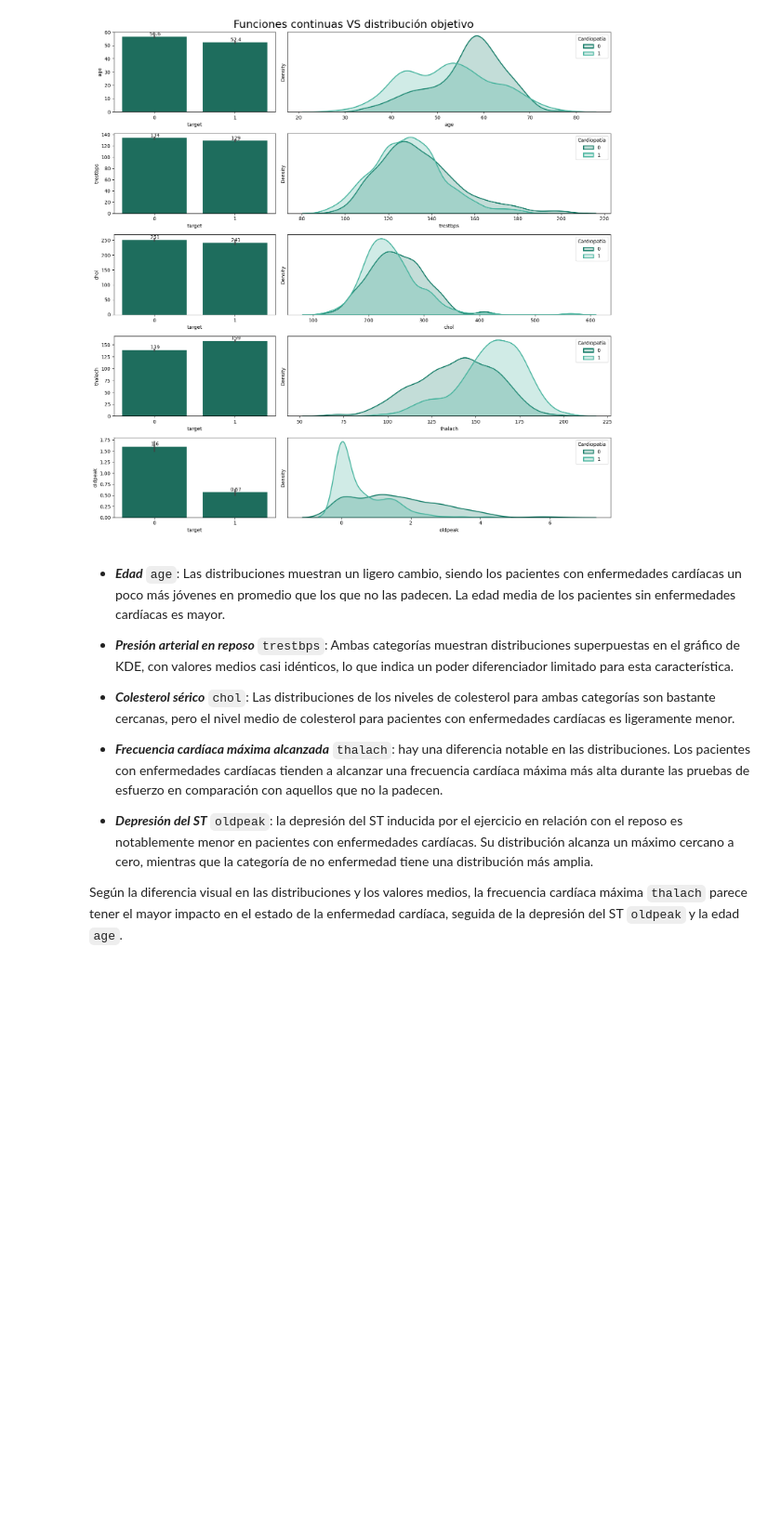
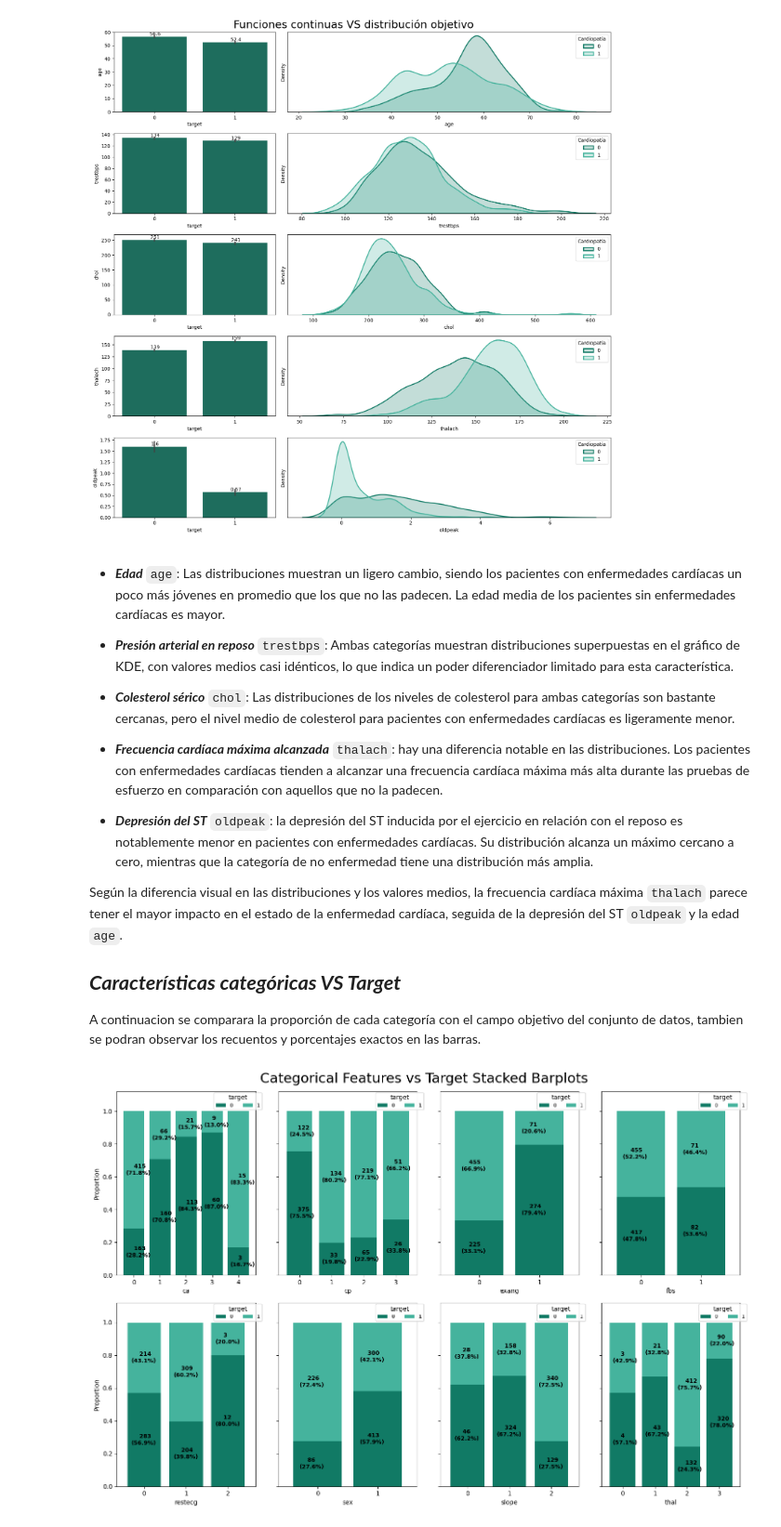
Before and after one commit to GabrielCastro1221/PrimeraPreEntregaDataScienceII-GabrielCastroRamirez, a Jupyter notebook: cardiopatia.ipynb, the cells around one changed output. Shown at 93% size. Saved outputs shown, nothing was run; the diff lists cells and outputs as text; code cells hidden in the pictures; blank space fills up the shorter version.

```diff
--- a/cardiopatia.ipynb
+++ b/cardiopatia.ipynb
@@ -347,3 +347,45 @@ plt.show()
 + _***Depresión del ST***_ `oldpeak`: la depresión del ST inducida por el ejercicio en relación con el reposo es notablemente menor en pacientes con enfermedades cardíacas. Su distribución alcanza un máximo cercano a cero, mientras que la categoría de no enfermedad tiene una distribución más amplia.
 
 Según la diferencia visual en las distribuciones y los valores medios, la frecuencia cardíaca máxima `thalach` parece tener el mayor impacto en el estado de la enfermedad cardíaca, seguida de la depresión del ST `oldpeak` y la edad `age`.
+
+##  _***Características categóricas VS Target***_
+
+A continuacion se comparara la proporción de cada categoría con el campo objetivo del conjunto de datos, tambien se podran observar los recuentos y porcentajes exactos en las barras.
+# %%
+categorical_features = [feature for feature in categorical_features if feature != 'target']
+# %%
+fig, ax = plt.subplots(nrows=2, ncols=4, figsize=(15,10))
+
+for i,col in enumerate(categorical_features):
+
+    # Create a cross tabulation showing the proportion of purchased and non-purchased loans for each category of the feature
+    cross_tab = pd.crosstab(index=df[col], columns=df['target'])
+
+    # Using the normalize=True argument gives us the index-wise proportion of the data
+    cross_tab_prop = pd.crosstab(index=df[col], columns=df['target'], normalize='index')
+
+    # Plot stacked bar charts
+    x, y = i//4, i%4
+    cross_tab_prop.plot(kind='bar', ax=ax[x,y], stacked=True, width=0.8,
+                        legend=False, ylabel='Proportion', sharey=True)
+
+    # Add the proportions and counts of the individual bars to our plot
+    for idx, val in enumerate([*cross_tab.index.values]):
+        for (proportion, count, y_location) in zip(cross_tab_prop.loc[val],cross_tab.loc[val],cross_tab_prop.loc[val].cumsum()):
+            ax[x,y].text(x=idx-0.3, y=(y_location-proportion)+(proportion/2)-0.03,
+                         s = f'    {count}\n({np.round(proportion * 100, 1)}%)',
+                         color = "black", fontsize=9, fontweight="bold")
+
+    # Add legend
+    ax[x,y].legend(title='target', loc=(0.7,0.9), fontsize=8, ncol=2)
+    # Set y limit
+    ax[x,y].set_ylim([0,1.12])
+    # Rotate xticks
+    ax[x,y].set_xticklabels(ax[x,y].get_xticklabels(), rotation=0)
+
+
+plt.suptitle('Categorical Features vs Target Stacked Barplots', fontsize=22)
+plt.tight_layout()
+plt.show()
+# %% [output]
+[figure, added]
```
Also changed, not shown: parts of 1 cell of this notebook, 1 other file.
